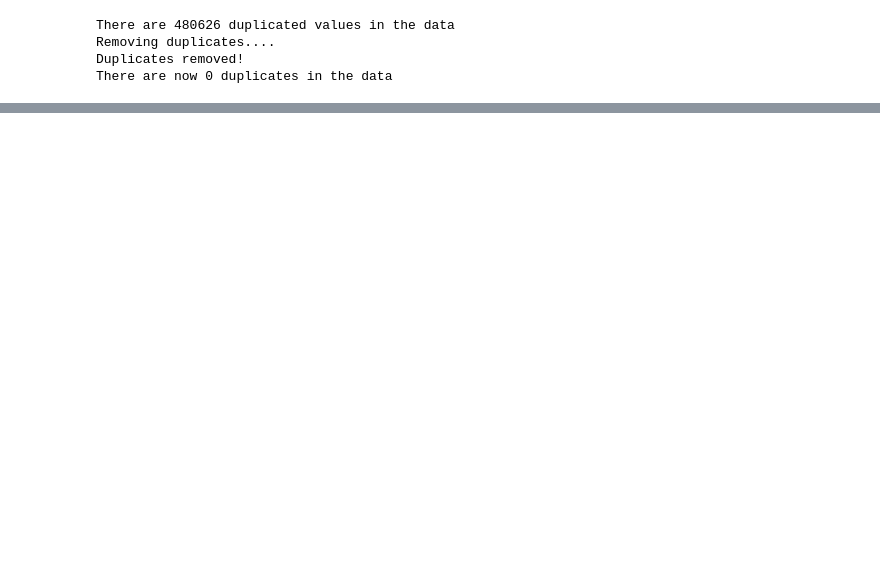
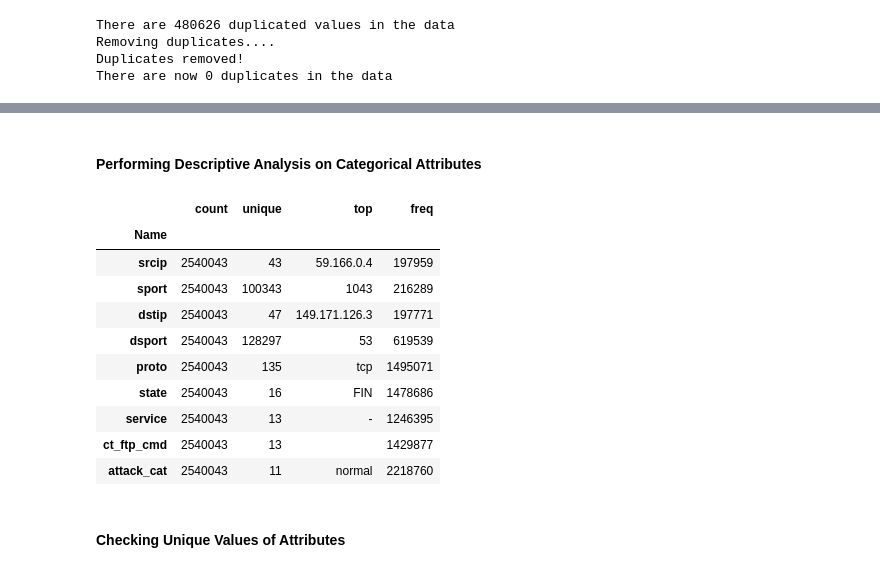
Before and after one commit to hassanmajaro/ml.projects, a Jupyter notebook: ml_threat_detection/cleaning.ipynb, the cells around one changed output, grey strips where cells are left out. Cells and saved outputs as stored; diff of their text form; code cells hidden in the pictures; blank space fills up the shorter version.

```diff
--- a/ml_threat_detection/cleaning.ipynb
+++ b/ml_threat_detection/cleaning.ipynb
@@ -243,0 +333,18 @@ Length: 2540043, dtype: bool
+# %% [markdown]
+#### **Performing Descriptive Analysis on Categorical Attributes**
+# %%
+train_df.describe(include = "O").T
+# %% [output]
+|  | count | unique | top | freq |
+| Name |  |  |  |  |
+| srcip | 2540043 | 43 | 59.166.0.4 | 197959 |
+| sport | 2540043 | 100343 | 1043 | 216289 |
+| dstip | 2540043 | 47 | 149.171.126.3 | 197771 |
+| dsport | 2540043 | 128297 | 53 | 619539 |
+| proto | 2540043 | 135 | tcp | 1495071 |
+| state | 2540043 | 16 | FIN | 1478686 |
+| service | 2540043 | 13 | - | 1246395 |
+| ct_ftp_cmd | 2540043 | 13 |  | 1429877 |
+| attack_cat | 2540043 | 11 | normal | 2218760 |
+# %% [markdown]
+#### **Checking Unique Values of Attributes**
```
Also changed, not shown: parts of 41 cells of this notebook.
